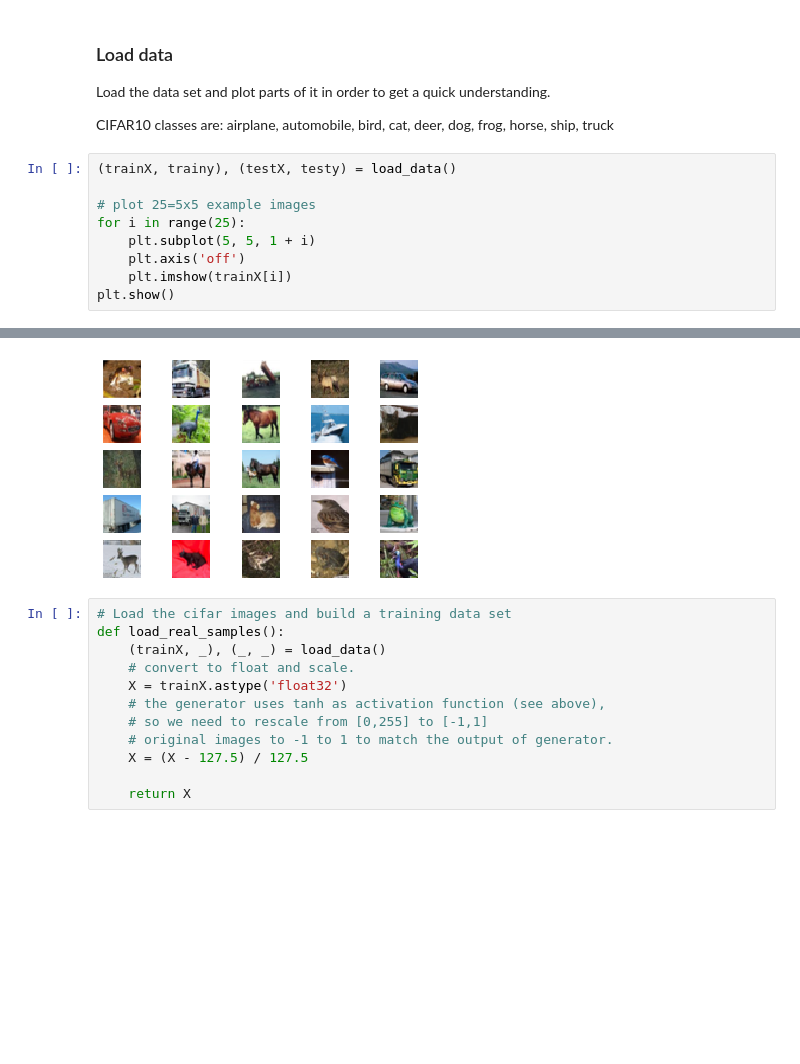
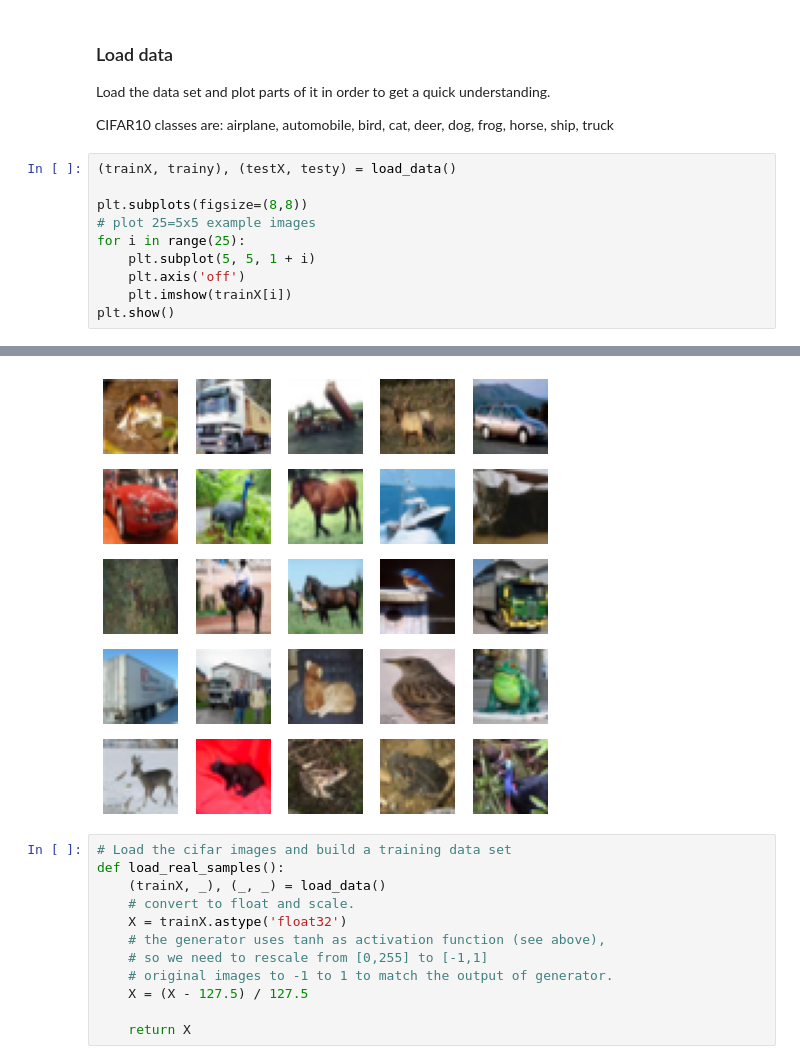
Before and after one commit to mathisloevenich/AML, a Jupyter notebook: Ex8.Regular.GenerativeAdversarialNetwork.ipynb, the cells around one changed output, grey strips where cells are left out. Drawn from its saved outputs; the diff is of its cells as text; blank space fills up the shorter version.

```diff
--- a/Ex8.Regular.GenerativeAdversarialNetwork.ipynb
+++ b/Ex8.Regular.GenerativeAdversarialNetwork.ipynb
@@ -205,6 +205,7 @@ CIFAR10 classes are: airplane, automobile, bird, cat, deer, dog, frog, horse, sh
 # %%
 (trainX, trainy), (testX, testy) = load_data()
 
+plt.subplots(figsize=(8,8))
 # plot 25=5x5 example images
 for i in range(25):
     plt.subplot(5, 5, 1 + i)
@@ -215,4 +218,4 @@ plt.show()
-[figure, old version]
+[figure, new version]
 # %%
 # Load the cifar images and build a training data set
 def load_real_samples():
```
Also changed, not shown: parts of 11 cells of this notebook.
